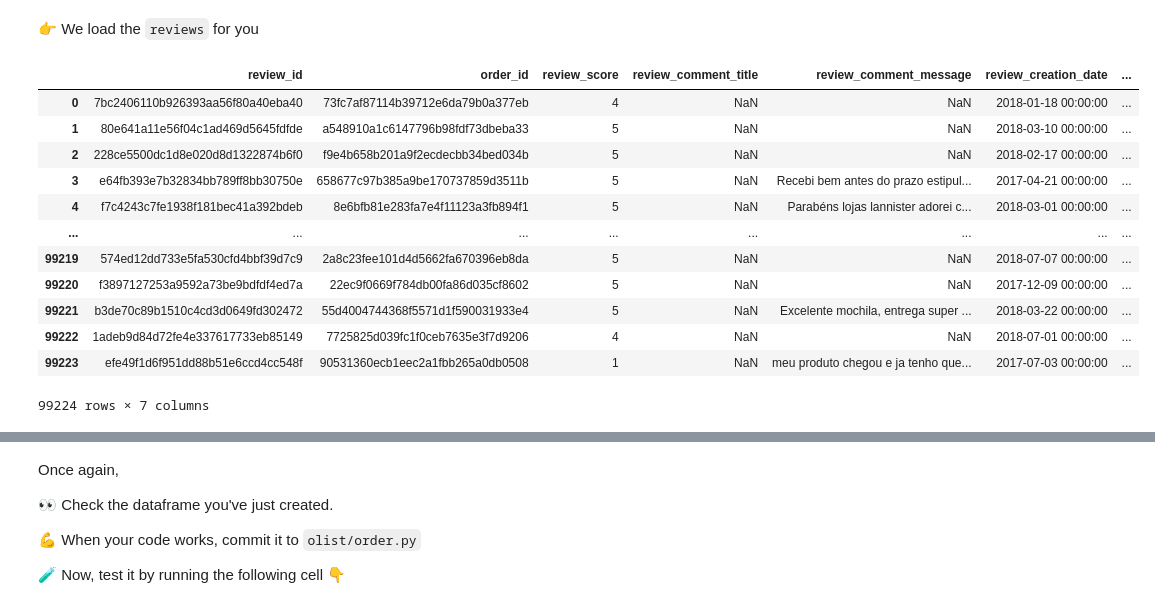
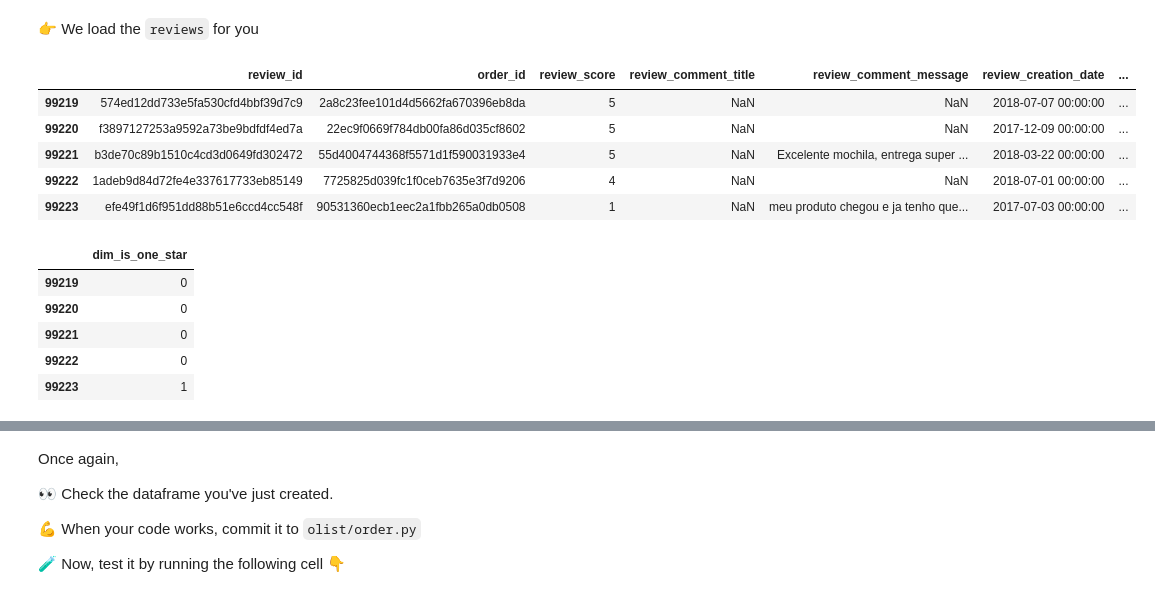
Before and after one commit to ParissaPeimaniyfard/data-orders, a Jupyter notebook: orders.ipynb, the cells around one changed output, grey strips where cells are left out. Drawn from its saved outputs; the diff is of its cells as text; code cells hidden in the pictures.

Commit message:
Completed review_score step

```diff
--- a/orders.ipynb
+++ b/orders.ipynb
@@ -258,18 +258,11 @@ Think about `Series.map()` or `DataFrame.apply()`
 # %%
 reviews = data['order_reviews'].copy()
 assert(reviews.shape == (99224,7))
-reviews
+reviews.tail()
 # %% [output]
 |  | review_id | order_id | review_score | review_comment_title | review_comment_message | review_creation_date | ... |
-| 0 | 7bc2406110b926393aa56f80a40eba40 | 73fc7af87114b39712e6da79b0a377eb | 4 | NaN | NaN | 2018-01-18 00:00:00 | ... |
-| 1 | 80e641a11e56f04c1ad469d5645fdfde | a548910a1c6147796b98fdf73dbeba33 | 5 | NaN | NaN | 2018-03-10 00:00:00 | ... |
-| 2 | 228ce5500dc1d8e020d8d1322874b6f0 | f9e4b658b201a9f2ecdecbb34bed034b | 5 | NaN | NaN | 2018-02-17 00:00:00 | ... |
-| 3 | e64fb393e7b32834bb789ff8bb30750e | 658677c97b385a9be170737859d3511b | 5 | NaN | Recebi bem antes do prazo estipul... | 2017-04-21 00:00:00 | ... |
-| 4 | f7c4243c7fe1938f181bec41a392bdeb | 8e6bfb81e283fa7e4f11123a3fb894f1 | 5 | NaN | Parabéns lojas lannister adorei c... | 2018-03-01 00:00:00 | ... |
-| ... | ... | ... | ... | ... | ... | ... | ... |
 | 99219 | 574ed12dd733e5fa530cfd4bbf39d7c9 | 2a8c23fee101d4d5662fa670396eb8da | 5 | NaN | NaN | 2018-07-07 00:00:00 | ... |
 | 99220 | f3897127253a9592a73be9bdfdf4ed7a | 22ec9f0669f784db00fa86d035cf8602 | 5 | NaN | NaN | 2017-12-09 00:00:00 | ... |
 | 99221 | b3de70c89b1510c4cd3d0649fd302472 | 55d4004744368f5571d1f590031933e4 | 5 | NaN | Excelente mochila, entrega super ... | 2018-03-22 00:00:00 | ... |
 | 99222 | 1adeb9d84d72fe4e337617733eb85149 | 7725825d039fc1f0ceb7635e3f7d9206 | 4 | NaN | NaN | 2018-07-01 00:00:00 | ... |
 | 99223 | efe49f1d6f951dd88b51e6ccd4cc548f | 90531360ecb1eec2a1fbb265a0db0508 | 1 | NaN | meu produto chegou e ja tenho que... | 2017-07-03 00:00:00 | ... |
-99224 rows × 7 columns
@@ -277,0 +269,13 @@ reviews
+# %%
+reviews['dim_is_five_star']= reviews['review_score'].apply(lambda x: 1 if x==5 else 0)
+reviews[['dim_is_five_star']].tail()
+
+reviews['dim_is_one_star']= reviews['review_score'].apply(lambda x: 1 if x==1 else 0)
+reviews[['dim_is_one_star']].tail()
+# %% [output]
+|  | dim_is_one_star |
+| 99219 | 0 |
+| 99220 | 0 |
+| 99221 | 0 |
+| 99222 | 0 |
+| 99223 | 1 |
```
Also changed, not shown: parts of 7 cells of this notebook, 1 other file.
